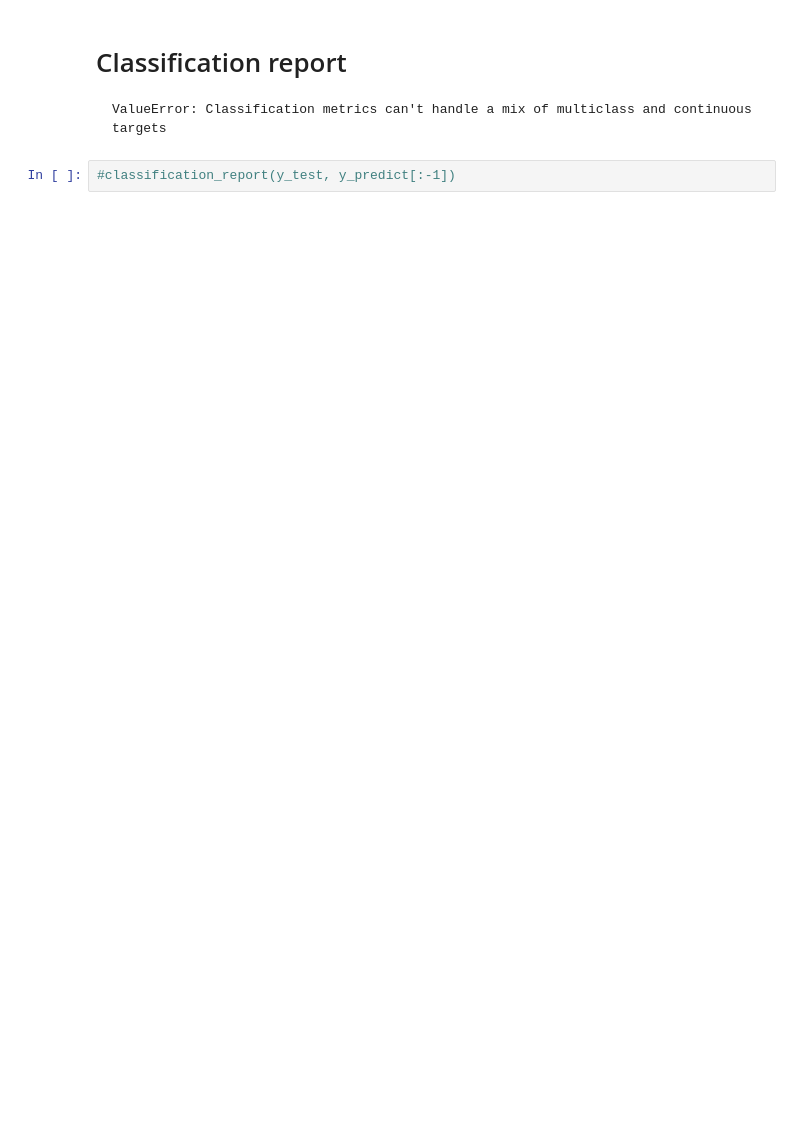
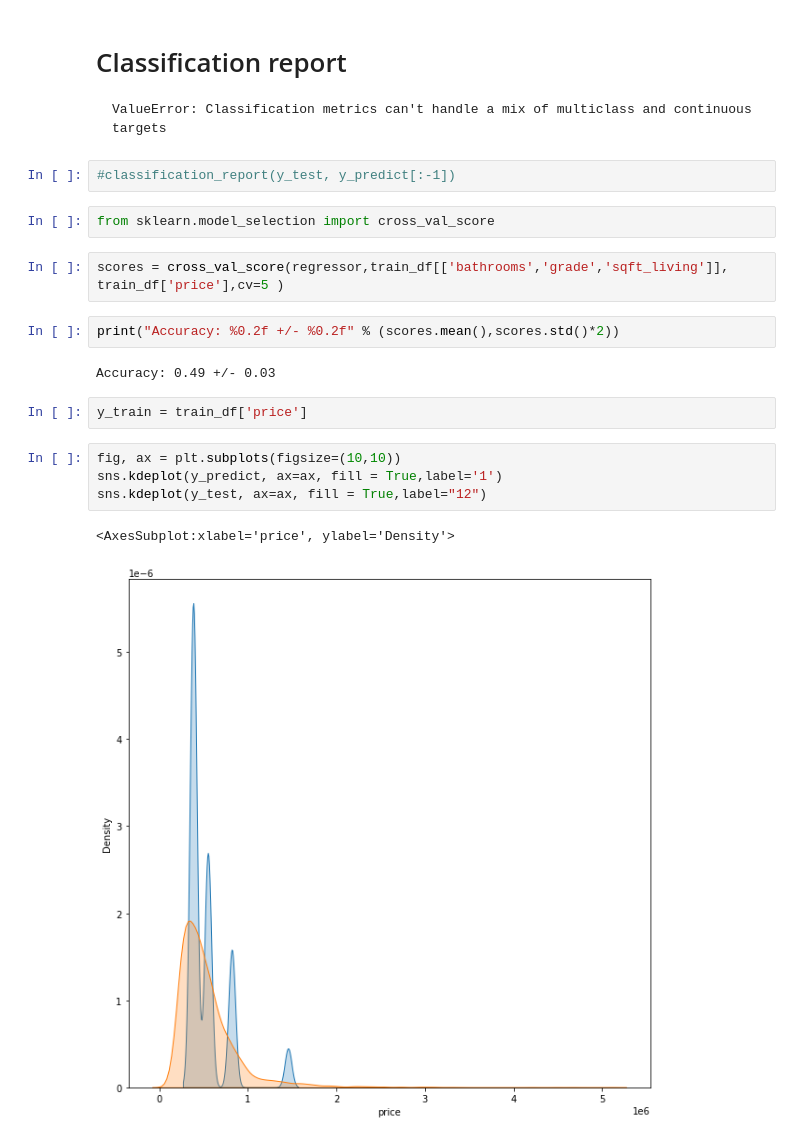
Before and after one commit to giantmagellan/WashStateHousingSales, a Jupyter notebook: JupyterNB/ads500b-step-03-mayel-final.ipynb, the cells around one changed output. Cells and saved outputs as stored; diff of their text form; blank space fills up the shorter version.

````diff
--- a/JupyterNB/ads500b-step-03-mayel-final.ipynb
+++ b/JupyterNB/ads500b-step-03-mayel-final.ipynb
@@ -129,3 +122,20 @@ ValueError: Classification metrics can't handle a mix of multiclass and continuo
 ```
 # %%
 #classification_report(y_test, y_predict[:-1])
+# %%
+from sklearn.model_selection import cross_val_score
+# %%
+scores = cross_val_score(regressor,train_df[['bathrooms','grade','sqft_living']], train_df['price'],cv=5 )
+# %%
+print("Accuracy: %0.2f +/- %0.2f" % (scores.mean(),scores.std()*2))
+# %% [output]
+Accuracy: 0.49 +/- 0.03
+# %%
+y_train = train_df['price']
+# %%
+fig, ax = plt.subplots(figsize=(10,10))
+sns.kdeplot(y_predict, ax=ax, fill = True,label='1')
+sns.kdeplot(y_test, ax=ax, fill = True,label="12")
+# %% [output]
+<AxesSubplot:xlabel='price', ylabel='Density'>
+[figure, added]
````
Also changed, not shown: parts of 3 cells of this notebook, 1 other file.
